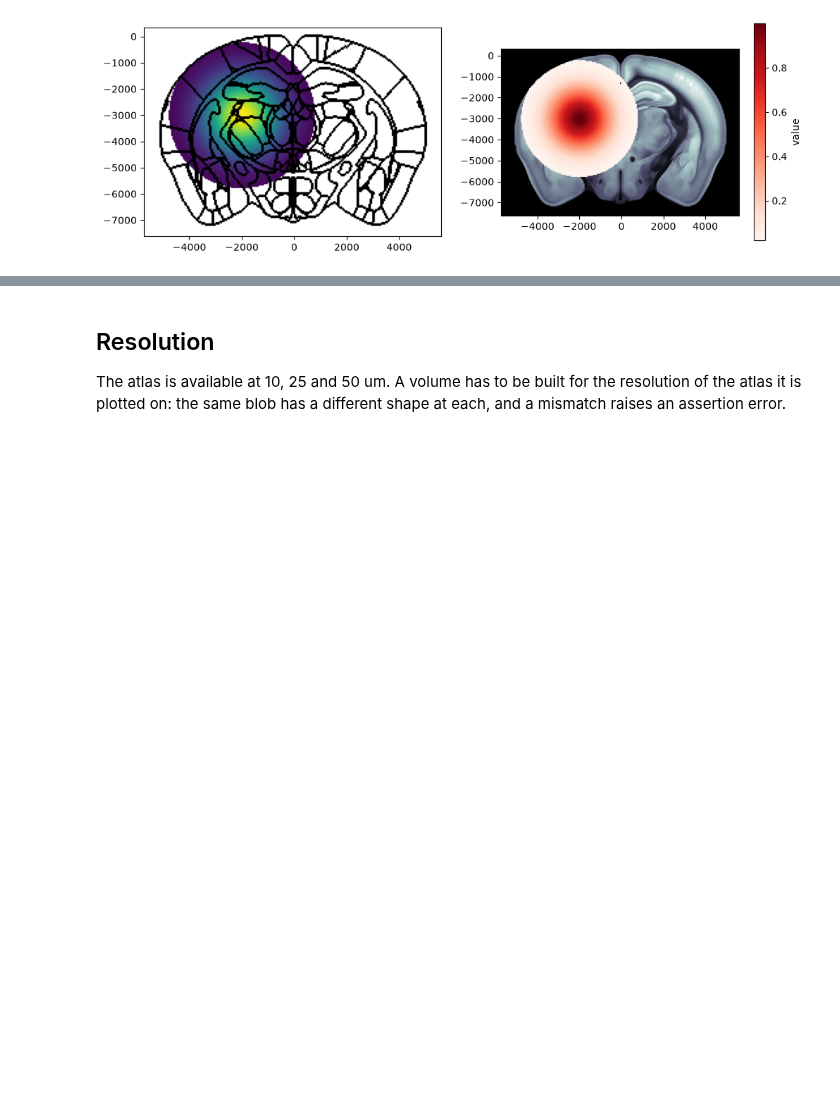
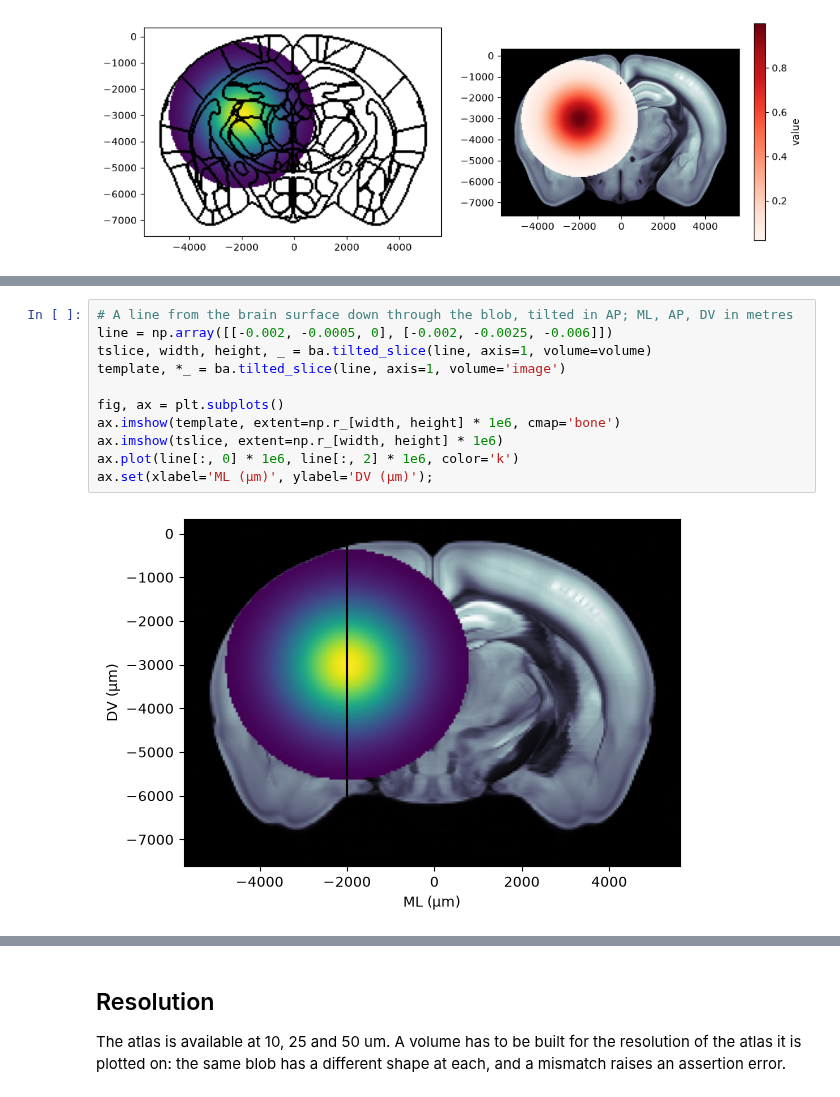
Before and after one commit to int-brain-lab/iblatlas, a Jupyter notebook: docs/how-to/plot-volumes-on-slices.ipynb, the cells around one changed output, grey strips where cells are left out. Saved outputs shown, nothing was run; the diff lists cells and outputs as text; blank space fills up the shorter version.

```diff
--- a/docs/how-to/plot-volumes-on-slices.ipynb
+++ b/docs/how-to/plot-volumes-on-slices.ipynb
@@ -68,0 +73,13 @@ cbar.set_label('value')
+# %%
+# A line from the brain surface down through the blob, tilted in AP; ML, AP, DV in metres
+line = np.array([[-0.002, -0.0005, 0], [-0.002, -0.0025, -0.006]])
+tslice, width, height, _ = ba.tilted_slice(line, axis=1, volume=volume)
+template, *_ = ba.tilted_slice(line, axis=1, volume='image')
+
+fig, ax = plt.subplots()
+ax.imshow(template, extent=np.r_[width, height] * 1e6, cmap='bone')
+ax.imshow(tslice, extent=np.r_[width, height] * 1e6)
+ax.plot(line[:, 0] * 1e6, line[:, 2] * 1e6, color='k')
+ax.set(xlabel='ML (µm)', ylabel='DV (µm)');
+# %% [output]
+[figure, added]
```
Also changed, not shown: parts of 8 cells of this notebook, 6 other files.
